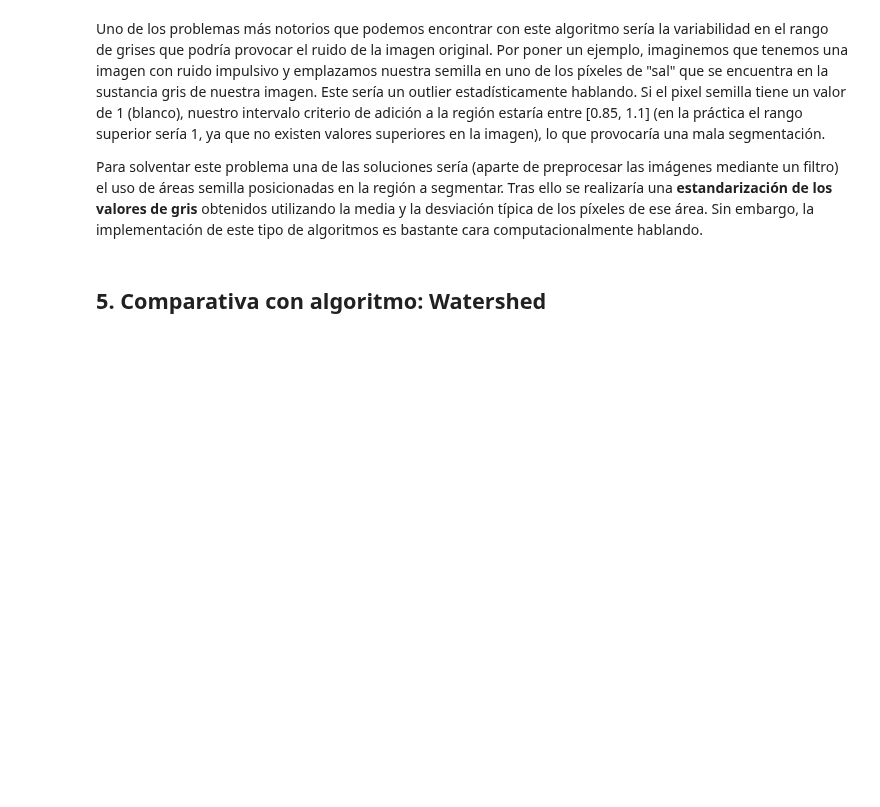
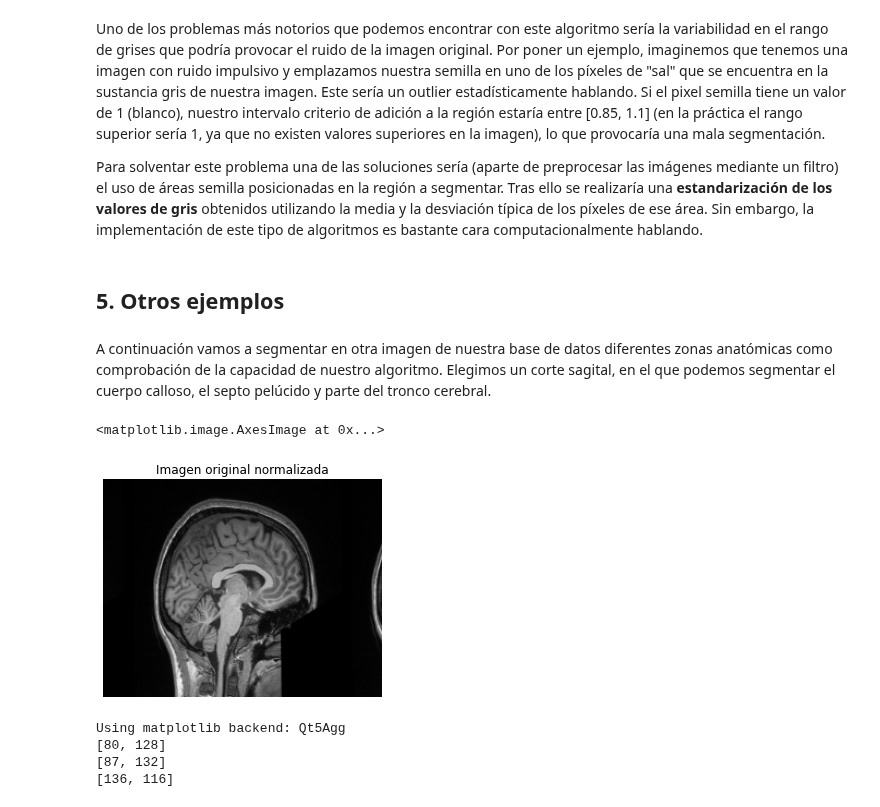
Before and after one commit to Mariaprddz/Analisis, a Jupyter notebook: Analisis/Practica2/Crecimiento_regiones.ipynb, the cells around one changed output. Drawn from its saved outputs; the diff is of its cells as text; code cells hidden in the pictures; blank space fills up the shorter version.

```diff
--- a/Analisis/Practica2/Crecimiento_regiones.ipynb
+++ b/Analisis/Practica2/Crecimiento_regiones.ipynb
@@ -222,5 +222,37 @@ Uno de los problemas más notorios que podemos encontrar con este algoritmo ser
 
 Para solventar este problema una de las soluciones sería (aparte de preprocesar las imágenes mediante un filtro) el uso de áreas semilla posicionadas en la región a segmentar. Tras ello se realizaría una **estandarización de los valores de gris** obtenidos utilizando la media y la desviación típica de los píxeles de ese área.
 Sin embargo, la implementación de este tipo de algoritmos es bastante cara computacionalmente hablando.
-# %% [markdown]
-## 5. Comparativa con algoritmo: Watershed
+# %% [markdown]
+## 5. Otros ejemplos
+# %% [markdown]
+A continuación vamos a segmentar en otra imagen de nuestra base de datos diferentes zonas anatómicas como comprobación de la capacidad de nuestro algoritmo. Elegimos un corte sagital, en el que podemos segmentar el cuerpo calloso, el septo pelúcido y parte del tronco cerebral.
+# %%
+img1 = nib.load(r'\Users\nakag\OneDrive\Escritorio\squizo\sub-03\anat\sub-03_T1w.nii.gz')
+data = img1.get_fdata()
+a = np.array(skimage.transform.resize(img1.dataobj, (140,200)))
+#a = np.array(skimage.transform.rescale(img.dataobj,0.3))
+#a = np.array(img1.dataobj)
+a.shape
+img_gray= a[65,:,:]
+#normalizo la imagen
+img_o=img_gray
+img_o=img_o/np.max(img_o)
+plt.title('Imagen original normalizada'), plt.axis('off')
+plt.imshow(img_o, cmap=plt.cm.gray)
+from skimage.transform import rotate
+r1 = rotate(img_o, 90, mode="wrap")
+plt.title('Imagen original normalizada'), plt.axis('off')
+plt.imshow(r1, cmap=plt.cm.gray)
+# %% [output]
+<matplotlib.image.AxesImage at 0x...>
+[figure, added]
+# %%
+%matplotlib auto
+regiones = modules.RegionGrowingP2(r1, 0.05, 0.1)
+regiones2 = modules.RegionGrowingP2(r1, 0.1, 0.1)
+regiones3 = modules.RegionGrowingP2(r1, 0.05, 0.07)
+# %% [output]
+Using matplotlib backend: Qt5Agg
+[80, 128]
+[87, 132]
+[136, 116]
```
Also changed, not shown: parts of 7 cells of this notebook.
